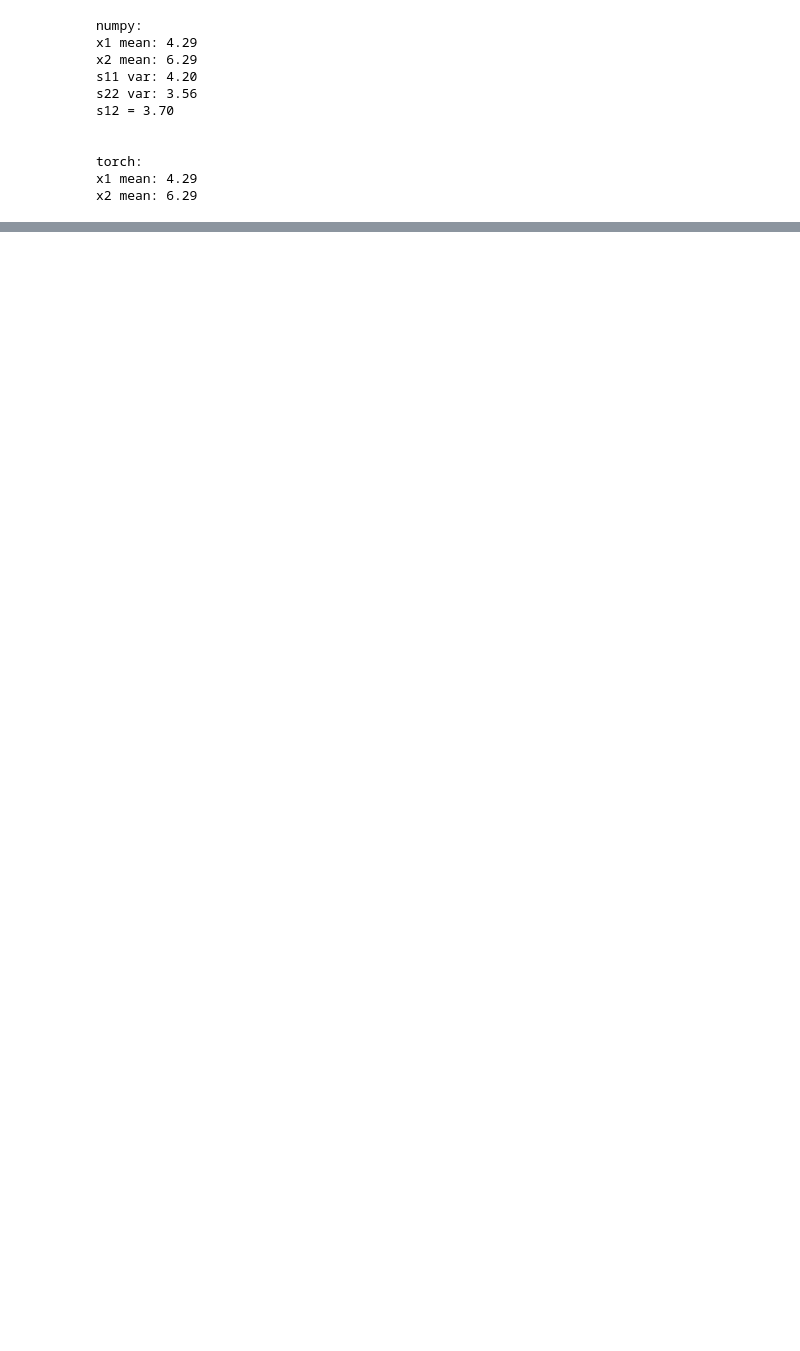
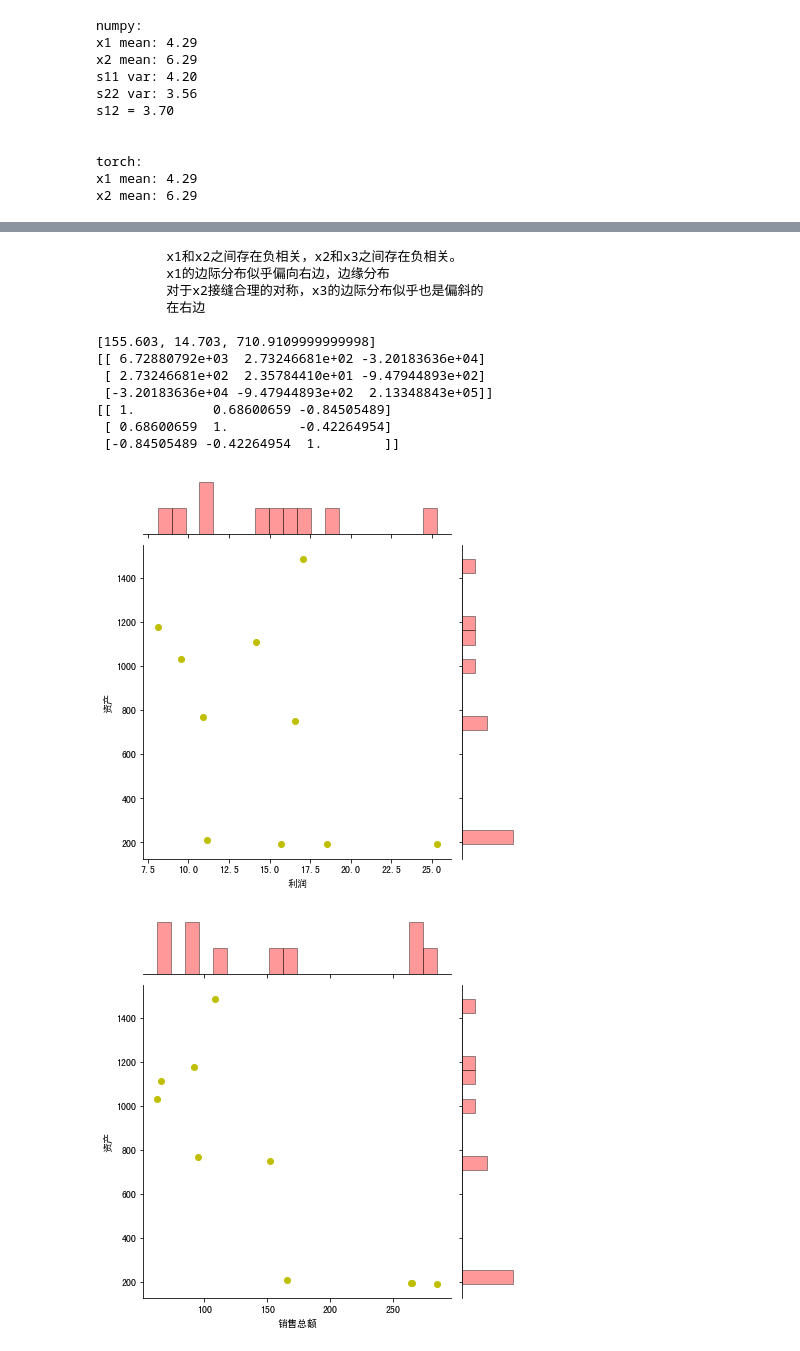
Before and after one commit to inessus/multivariate, a Jupyter notebook: Chapter One/Exec.ipynb, the cells around one changed output, grey strips where cells are left out. Cells and saved outputs as stored; diff of their text form; code cells hidden in the pictures; blank space fills up the shorter version.

```diff
--- a/Chapter One/Exec.ipynb
+++ b/Chapter One/Exec.ipynb
@@ -65,0 +183,45 @@ sns.pairplot(data, diag_kind="kde",kind='scatter')
+# %%
+# exercise 1.5
+a1 = ['花旗银行', '通用电气', '美国国际公司', '美洲银行', '汇丰集团', '埃克森美孚', '皇家荷兰壳牌', '英国石油', '荷兰国际', '丰田摩托']
+a2 = [108.28, 152.36, 95.04, 65.45, 62.97, 263.99, 265.19, 285.06, 92.01, 165.68]
+a3 = [17.05, 16.59, 10.91, 14.14, 9.52, 25.33, 18.54, 15.73, 8.10, 11.12]
+a4 = [1484.10, 750.33, 766.42, 1110.46, 1031.29, 195.26, 193.83, 191.11, 1175.16, 211.15]
+
+df = pd.DataFrame({'公司':a1, '销售总额':a2, '利润':a3, '资产':a4})
+sns.jointplot(x="利润", y="资产", data=df, color="y",
+              kind = 'scatter',
+              marginal_kws=dict(bins=20,color='r',
+                                hist_kws={'edgecolor':'k'}),   # 边缘图设置
+              annot_kws=dict(stat='r',fontsize=15)
+             );
+print("""
+         x1和x2之间存在负相关，x2和x3之间存在负相关。
+         x1的边际分布似乎偏向右边，边缘分布
+         对于x2接缝合理的对称，x3的边际分布似乎也是偏斜的
+         在右边
+      """)
+sns.jointplot(x="销售总额", y="资产", data=df, color="y",
+              kind = 'scatter',
+              marginal_kws=dict(bins=20,color='r',
+                                hist_kws={'edgecolor':'k'}),   # 边缘图设置
+              annot_kws=dict(stat='r',fontsize=15)
+             );
+a = np.stack([a2, a3, a4])
+print(X(a, 3))
+print(Sn(a, 3))
+print(R(a, 3))
+# %% [output]
+         x1和x2之间存在负相关，x2和x3之间存在负相关。
+         x1的边际分布似乎偏向右边，边缘分布
+         对于x2接缝合理的对称，x3的边际分布似乎也是偏斜的
+         在右边
+
+[155.603, 14.703, 710.9109999999998]
+[[ 6.72880792e+03  2.73246681e+02 -3.20183636e+04]
+ [ 2.73246681e+02  2.35784410e+01 -9.47944893e+02]
+ [-3.20183636e+04 -9.47944893e+02  2.13348843e+05]]
+[[ 1.          0.68600659 -0.84505489]
+ [ 0.68600659  1.         -0.42264954]
+ [-0.84505489 -0.42264954  1.        ]]
+[figure, added]
+[figure, added]
```
Also changed, not shown: parts of 12 cells of this notebook.
